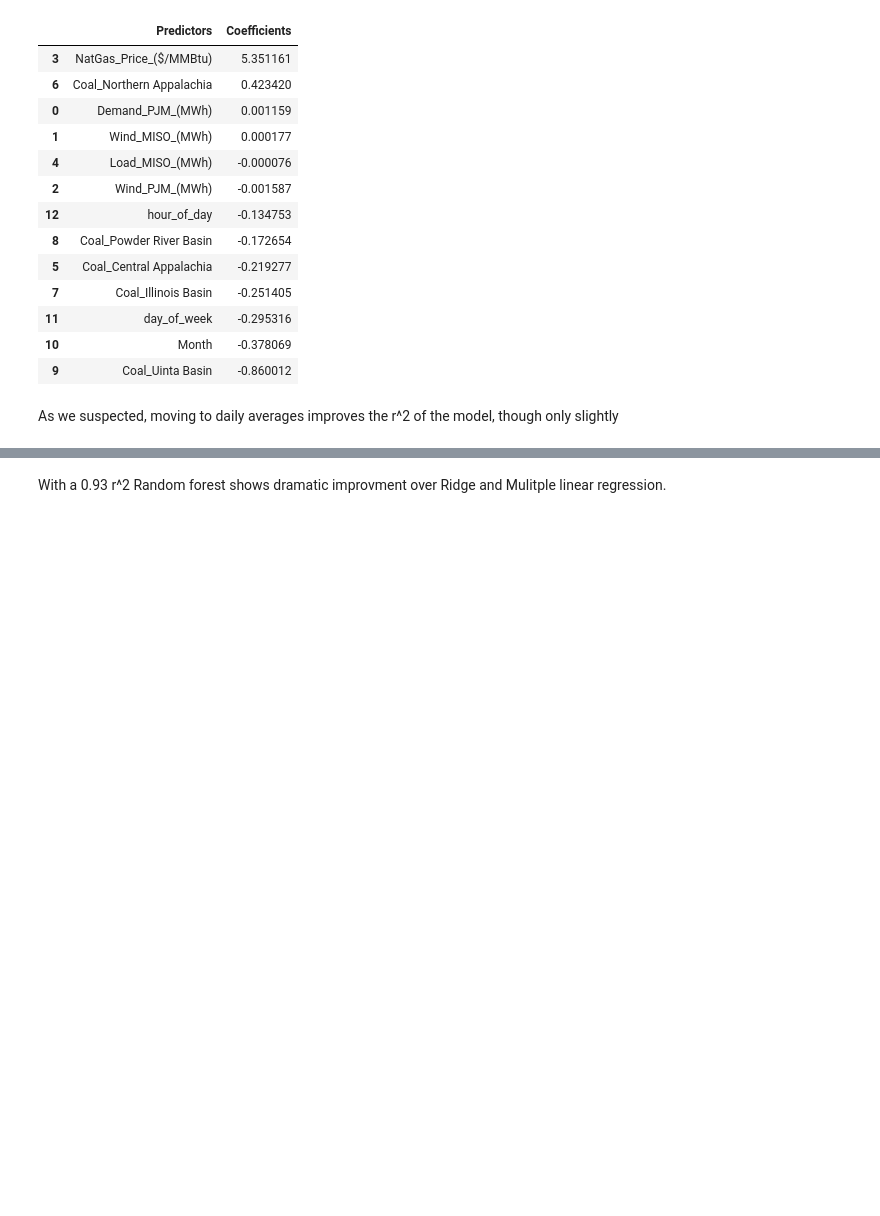
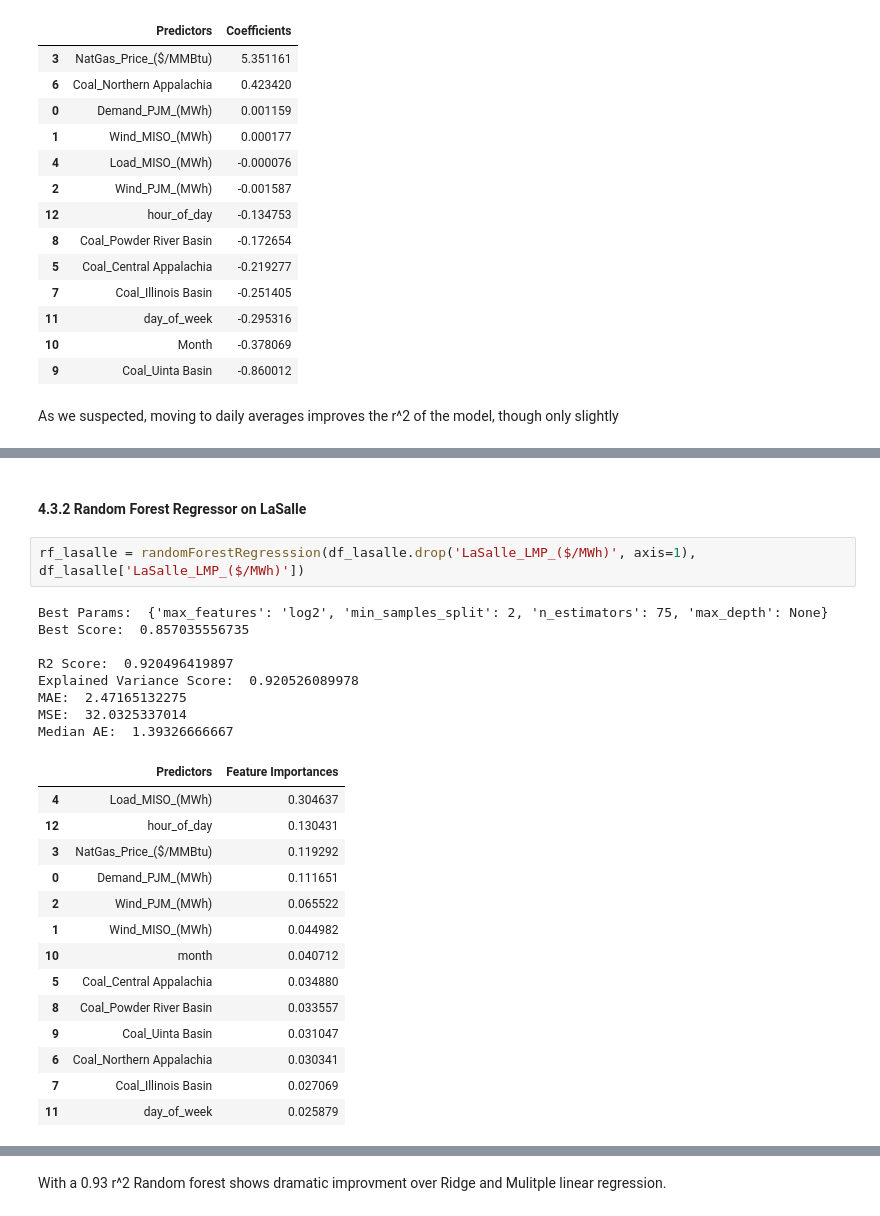
Before and after one commit to dannychua/Electricity-Price-Predictor, a Jupyter notebook: Process Book.ipynb, the cells around one changed output, grey strips where cells are left out. Cells and saved outputs as stored; diff of their text form; blank space fills up the shorter version.

```diff
--- a/Process Book.ipynb
+++ b/Process Book.ipynb
@@ -683,0 +720,27 @@ Median AE:  1.6029
+# %% [markdown]
+#### 4.3.2 Random Forest Regressor on LaSalle
+# %%
+rf_lasalle = randomForestRegresssion(df_lasalle.drop('LaSalle_LMP_($/MWh)', axis=1), df_lasalle['LaSalle_LMP_($/MWh)'])
+# %% [output]
+Best Params:  {'max_features': 'log2', 'min_samples_split': 2, 'n_estimators': 75, 'max_depth': None}
+Best Score:  0.857035556735
+
+R2 Score:  0.920496419897
+Explained Variance Score:  0.920526089978
+MAE:  2.47165132275
+MSE:  32.0325337014
+Median AE:  1.39326666667
+|  | Predictors | Feature Importances |
+| 4 | Load_MISO_(MWh) | 0.304637 |
+| 12 | hour_of_day | 0.130431 |
+| 3 | NatGas_Price_($/MMBtu) | 0.119292 |
+| 0 | Demand_PJM_(MWh) | 0.111651 |
+| 2 | Wind_PJM_(MWh) | 0.065522 |
+| 1 | Wind_MISO_(MWh) | 0.044982 |
+| 10 | month | 0.040712 |
+| 5 | Coal_Central Appalachia | 0.034880 |
+| 8 | Coal_Powder River Basin | 0.033557 |
+| 9 | Coal_Uinta Basin | 0.031047 |
+| 6 | Coal_Northern Appalachia | 0.030341 |
+| 7 | Coal_Illinois Basin | 0.027069 |
+| 11 | day_of_week | 0.025879 |
```
Also changed, not shown: parts of 20 cells of this notebook.
